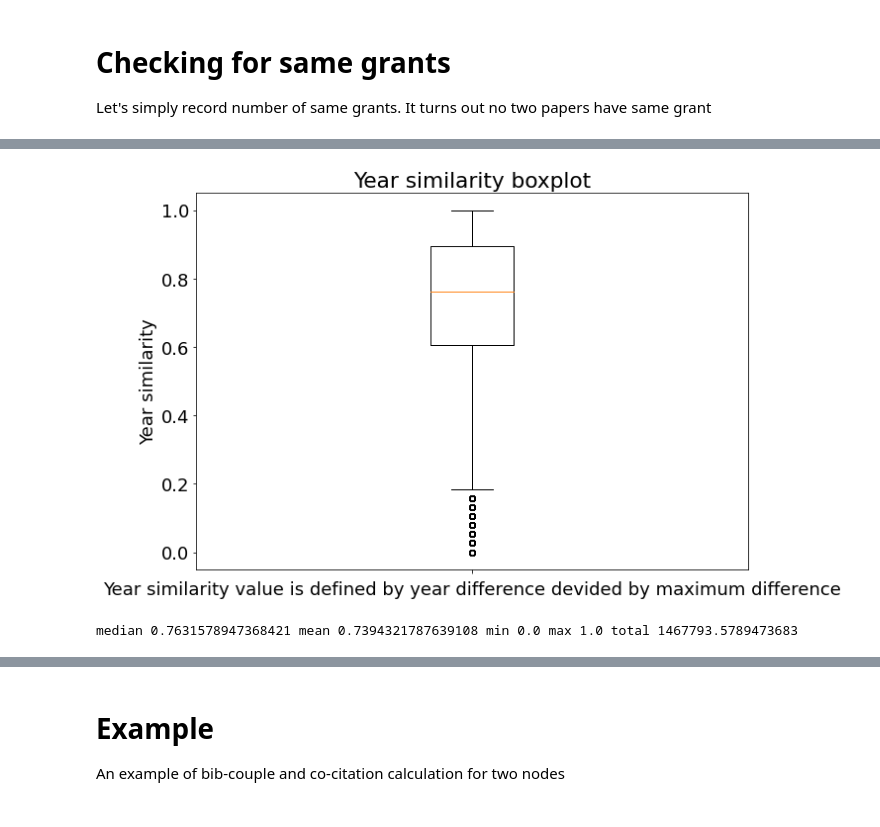
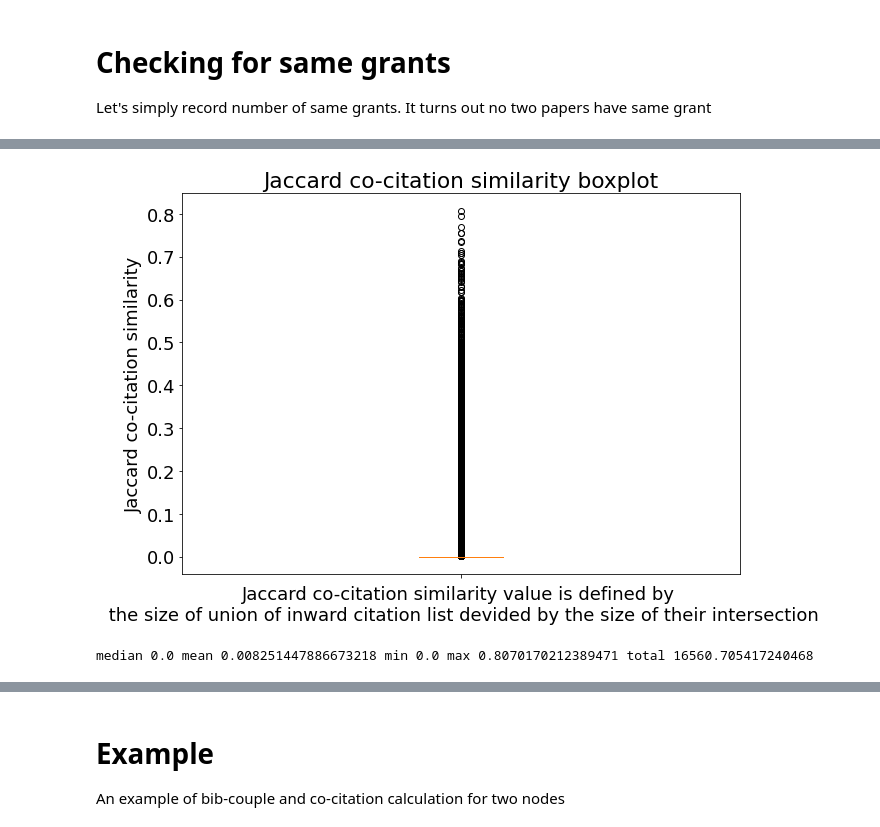
Before and after one commit to illinois-or-research-analytics/hm31_graphs, a Jupyter notebook: step_1/obtain_features.ipynb, the cells around one changed output, grey strips where cells are left out. Cells and saved outputs as stored; diff of their text form; code cells hidden in the pictures.

```diff
--- a/step_1/obtain_features.ipynb
+++ b/step_1/obtain_features.ipynb
@@ -472,7 +468,7 @@ def calculate_similarity(pmid1, pmid2, feature):
         denom = np.sum(adj_matrix[node_1, :]) + np.sum(adj_matrix[node_2, :]) - common
 
         if denom > 0 :
-            metric = common / denom
+            metric = (common / denom)*(1-np.exp(-0.25*denom))
 
 
     elif feature == 'co-citation':
@@ -483,7 +479,7 @@ def calculate_similarity(pmid1, pmid2, feature):
         denom = np.sum(adj_matrix[:, node_1]) + np.sum(adj_matrix[:, node_2]) - common
 
         if denom > 0 :
-            metric = common / denom
+            metric = (common / denom)*(1-np.exp(-0.25*denom))
 
 
     elif feature == 'grants':
@@ -678,68 +670,68 @@ def report_matrix_stats(matrix, title, caption, y_axis):
         for j in range(i):
             #Remove negatives as they are flags
             if matrix[i][j] > -1:
                 all_values.append(matrix[i][j])
 
     report_stats(all_values, title, caption, y_axis)
 
-title = 'Year similarity boxplot'
-caption = 'Year similarity value is defined by year difference devided by maximum difference'
-y_axis = 'Year similarity'
-report_matrix_stats(year_similarity_matrix, title =title, caption=caption, y_axis=y_axis)
+# title = 'Year similarity boxplot'
+# caption = 'Year similarity value is defined by year difference devided by maximum difference'
+# y_axis = 'Year similarity'
+# report_matrix_stats(year_similarity_matrix, title =title, caption=caption, y_axis=y_axis)
 
-title = 'Jaccard mesh similarity boxplot'
-caption = 'Jaccard mesh similarity value is defined by \n the size of union of two mesh terms devided by the size of their intersection'
-y_axis = 'Jaccard mesh similarity'
-report_matrix_stats(mesh_similarity_matrix,  title =title, caption=caption, y_axis=y_axis)
+# title = 'Jaccard mesh similarity boxplot'
+# caption = 'Jaccard mesh similarity value is defined by \n the size of union of two mesh terms devided by the size of their intersection'
+# y_axis = 'Jaccard mesh similarity'
+# report_matrix_stats(mesh_similarity_matrix,  title =title, caption=caption, y_axis=y_axis)
 
-title = 'Jaccard chemical similarity boxplot'
-caption = 'Jaccard chemical similarity value is defined by \n the size of union of two chemical lists devided by the size of their intersection'
-y_axis = 'Jaccard chemical similarity'
-report_matrix_stats(chemical_similarity_matrix, title =title, caption=caption, y_axis=y_axis)
+# title = 'Jaccard chemical similarity boxplot'
+# caption = 'Jaccard chemical similarity value is defined by \n the size of union of two chemical lists devided by the size of their intersection'
+# y_axis = 'Jaccard chemical similarity'
+# report_matrix_stats(chemical_similarity_matrix, title =title, caption=caption, y_axis=y_axis)
 
 
 title = 'Jaccard co-citation similarity boxplot'
 caption = 'Jaccard co-citation similarity value is defined by \n the size of union of inward citation list devided by the size of their intersection'
 y_axis = 'Jaccard co-citation similarity'
 report_matrix_stats(cocitation_similarity_matrix, title =title, caption=caption, y_axis=y_axis)
 
-title = 'Max-normalized co-citation similarity boxplot'
-caption = 'Max-normalized co-citation similarity value is defined by \n the frequency of co-citation devided by maximum co-citation value observed'
-y_axis = 'Max-normalized co-citation similarity'
-report_matrix_stats(cocitation_matrix,  title =title, caption=caption, y_axis=y_axis)
+# title = 'Max-normalized co-citation similarity boxplot'
+# caption = 'Max-normalized co-citation similarity value is defined by \n the frequency of co-citation devided by maximum co-citation value observed'
+# y_axis = 'Max-normalized co-citation similarity'
+# report_matrix_stats(cocitation_matrix,  title =title, caption=caption, y_axis=y_axis)
 
 
 title = 'Jaccard bib-coupling similarity boxplot'
 caption = 'Jaccard bib-coupling similarity value is defined by \n the size of union of outward citation list devided by the size of their intersection'
 y_axis = 'Jaccard bib-coupling similarity'
 report_matrix_stats(bib_coupling_similarity_matrix, title =title, caption=caption, y_axis=y_axis)
 
-title = 'Max-normalized bib-coupling similarity boxplot'
-caption = 'Max-normalized bib-coupling similarity value is defined by \n the frequency of bib-coupling devided by maximum bibcoupling value observed'
-y_axis = 'Max-normalized bib-coupling similarity'
-report_matrix_stats(bib_coupling_matrix, title =title, caption=caption, y_axis=y_axis)
+# title = 'Max-normalized bib-coupling similarity boxplot'
+# caption = 'Max-normalized bib-coupling similarity value is defined by \n the frequency of bib-coupling devided by maximum bibcoupling value observed'
+# y_axis = 'Max-normalized bib-coupling similarity'
+# report_matrix_stats(bib_coupling_matrix, title =title, caption=caption, y_axis=y_axis)
 
-title = 'Three-hop range similarity boxplot'
-caption = 'Three-hop range similarity value is defined in an undirected graph, \n as 1 if two nodes are neighbours, 2/3 if their distance is 2, 1/3 if their distance is 3 \n and 0 otherwise'
-y_axis = 'Three-hop range similarity'
-report_matrix_stats(aggregated_three_hop_similarity, title =title, caption=caption, y_axis=y_axis)
+# title = 'Three-hop range similarity boxplot'
+# caption = 'Three-hop range similarity value is defined in an undirected graph, \n as 1 if two nodes are neighbours, 2/3 if their distance is 2, 1/3 if their distance is 3 \n and 0 otherwise'
+# y_axis = 'Three-hop range similarity'
+# report_matrix_stats(aggregated_three_hop_similarity, title =title, caption=caption, y_axis=y_axis)
 
 
-title = 'Grant similarity boxplot'
-caption = 'Grant similarity value is defined as 1 if two nodes have listed the same grant and 0 otherwise'
-y_axis = 'Grant similarity'
-report_matrix_stats(grants_similarity_matrix, title =title, caption=caption, y_axis=y_axis)
+# title = 'Grant similarity boxplot'
+# caption = 'Grant similarity value is defined as 1 if two nodes have listed the same grant and 0 otherwise'
+# y_axis = 'Grant similarity'
+# report_matrix_stats(grants_similarity_matrix, title =title, caption=caption, y_axis=y_axis)
 
 
-title = 'Journal similarity boxplot'
-caption = 'Journal similarity value is defined as 1 if two nodes are published in a same journal and 0 otherwise'
-y_axis = 'Journal similarity'
-report_matrix_stats(journal_similarity_matrix, title =title, caption=caption, y_axis=y_axis)
+# title = 'Journal similarity boxplot'
+# caption = 'Journal similarity value is defined as 1 if two nodes are published in a same journal and 0 otherwise'
+# y_axis = 'Journal similarity'
+# report_matrix_stats(journal_similarity_matrix, title =title, caption=caption, y_axis=y_axis)
 
-title = 'Jaccard keyword similarity boxplot'
-caption = 'Keyword similarity value is defined as jaccard similarity of two keywords if existed \n else this similarity is not taken into account'
-y_axis = 'Keyword similarity'
-report_matrix_stats(keyword_similarity_matrix, title =title, caption=caption, y_axis=y_axis)
+# title = 'Jaccard keyword similarity boxplot'
+# caption = 'Keyword similarity value is defined as jaccard similarity of two keywords if existed \n else this similarity is not taken into account'
+# y_axis = 'Keyword similarity'
+# report_matrix_stats(keyword_similarity_matrix, title =title, caption=caption, y_axis=y_axis)
 # %% [output]
-[figure, old version]
+[figure, new version]
-median 0.7631578947368421 mean 0.7394321787639108 min 0.0 max 1.0 total 1467793.5789473683
+median 0.0 mean 0.008251447886673218 min 0.0 max 0.8070170212389471 total 16560.705417240468
```
Also changed, not shown: parts of 6 cells of this notebook, 2 other files.
